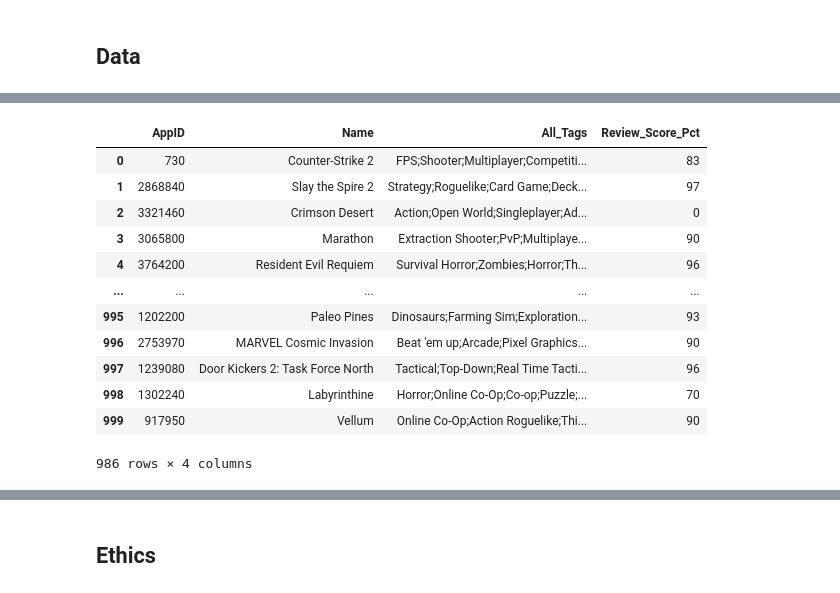
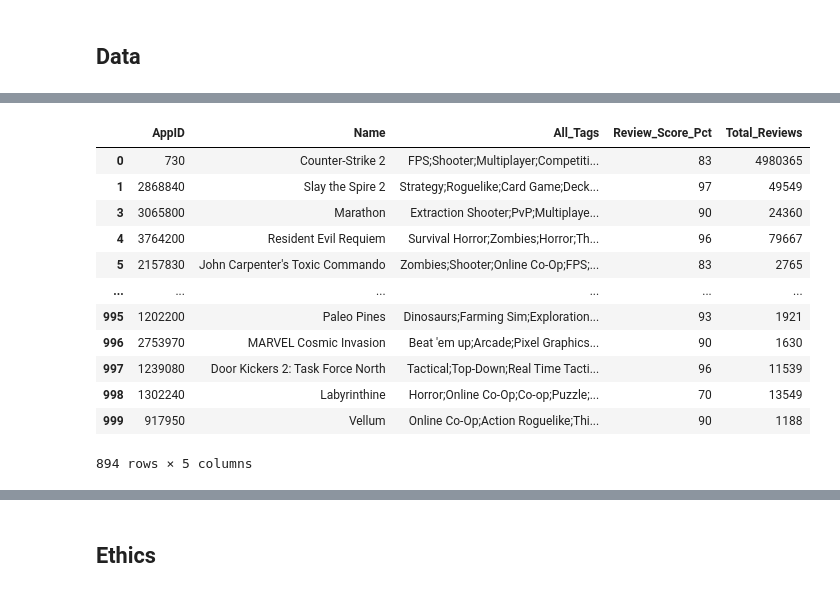
Before and after one commit to COGS108/Group-SP26-089, a Jupyter notebook: 01-DataCheckpoint.ipynb, the cells around one changed output, grey strips where cells are left out. Saved outputs shown, nothing was run; the diff lists cells and outputs as text; code cells hidden in the pictures.

```diff
--- a/01-DataCheckpoint.ipynb
+++ b/01-DataCheckpoint.ipynb
@@ -129,28 +103,32 @@ Instructions:
 # %%
 ## YOUR CODE TO LOAD/CLEAN/TIDY/WRANGLE THE DATA GOES HERE
 import pandas as pd
-import matplotlib.pyplot as plt
-import seaborn as sns
 
+# load csv file
 data = pd.read_csv("./data/00-raw/steam_games_2026.csv")
 
-# we only need AppID, Name, All_Tags, Review_Score_Pct, total reviews,
-data = data[['AppID', 'Name', 'All_Tags', 'Review_Score_Pct']]
+# we only need AppID, Name, All_Tags, Review_Score_Pct
+data = data[['AppID', 'Name', 'All_Tags', 'Review_Score_Pct', 'Total_Reviews']]
 
 # remove any rows that have any null values
+# we need a value for every column for identification or anaylsis purposes
 data = data.dropna()
+
+# because we're comparing tags to reviews, we also need to ensure that we only look at games that have reviews
+# therefore we also need to drop rows that have 0 reviews
+data = data[data['Total_Reviews'] > 0] # only keep entries with at least 1 review, might change later to be above a minimum threshold
 data
 # %% [output]
-|  | AppID | Name | All_Tags | Review_Score_Pct |
-| 0 | 730 | Counter-Strike 2 | FPS;Shooter;Multiplayer;Competiti... | 83 |
-| 1 | 2868840 | Slay the Spire 2 | Strategy;Roguelike;Card Game;Deck... | 97 |
-| 2 | 3321460 | Crimson Desert | Action;Open World;Singleplayer;Ad... | 0 |
-| 3 | 3065800 | Marathon | Extraction Shooter;PvP;Multiplaye... | 90 |
-| 4 | 3764200 | Resident Evil Requiem | Survival Horror;Zombies;Horror;Th... | 96 |
-| ... | ... | ... | ... | ... |
-| 995 | 1202200 | Paleo Pines | Dinosaurs;Farming Sim;Exploration... | 93 |
-| 996 | 2753970 | MARVEL Cosmic Invasion | Beat 'em up;Arcade;Pixel Graphics... | 90 |
-| 997 | 1239080 | Door Kickers 2: Task Force North | Tactical;Top-Down;Real Time Tacti... | 96 |
-| 998 | 1302240 | Labyrinthine | Horror;Online Co-Op;Co-op;Puzzle;... | 70 |
-| 999 | 917950 | Vellum | Online Co-Op;Action Roguelike;Thi... | 90 |
+|  | AppID | Name | All_Tags | Review_Score_Pct | Total_Reviews |
+| 0 | 730 | Counter-Strike 2 | FPS;Shooter;Multiplayer;Competiti... | 83 | 4980365 |
+| 1 | 2868840 | Slay the Spire 2 | Strategy;Roguelike;Card Game;Deck... | 97 | 49549 |
+| 3 | 3065800 | Marathon | Extraction Shooter;PvP;Multiplaye... | 90 | 24360 |
+| 4 | 3764200 | Resident Evil Requiem | Survival Horror;Zombies;Horror;Th... | 96 | 79667 |
+| 5 | 2157830 | John Carpenter's Toxic Commando | Zombies;Shooter;Online Co-Op;FPS;... | 83 | 2765 |
+| ... | ... | ... | ... | ... | ... |
+| 995 | 1202200 | Paleo Pines | Dinosaurs;Farming Sim;Exploration... | 93 | 1921 |
+| 996 | 2753970 | MARVEL Cosmic Invasion | Beat 'em up;Arcade;Pixel Graphics... | 90 | 1630 |
+| 997 | 1239080 | Door Kickers 2: Task Force North | Tactical;Top-Down;Real Time Tacti... | 96 | 11539 |
+| 998 | 1302240 | Labyrinthine | Horror;Online Co-Op;Co-op;Puzzle;... | 70 | 13549 |
+| 999 | 917950 | Vellum | Online Co-Op;Action Roguelike;Thi... | 90 | 1188 |
-986 rows × 4 columns
+894 rows × 5 columns
```
Also changed, not shown: parts of 16 cells of this notebook.
